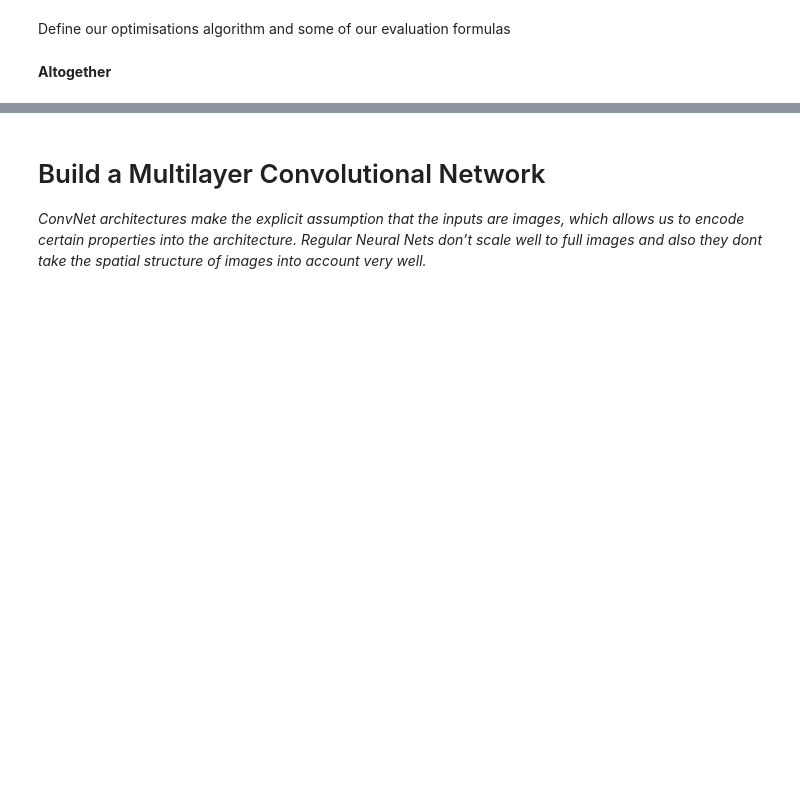
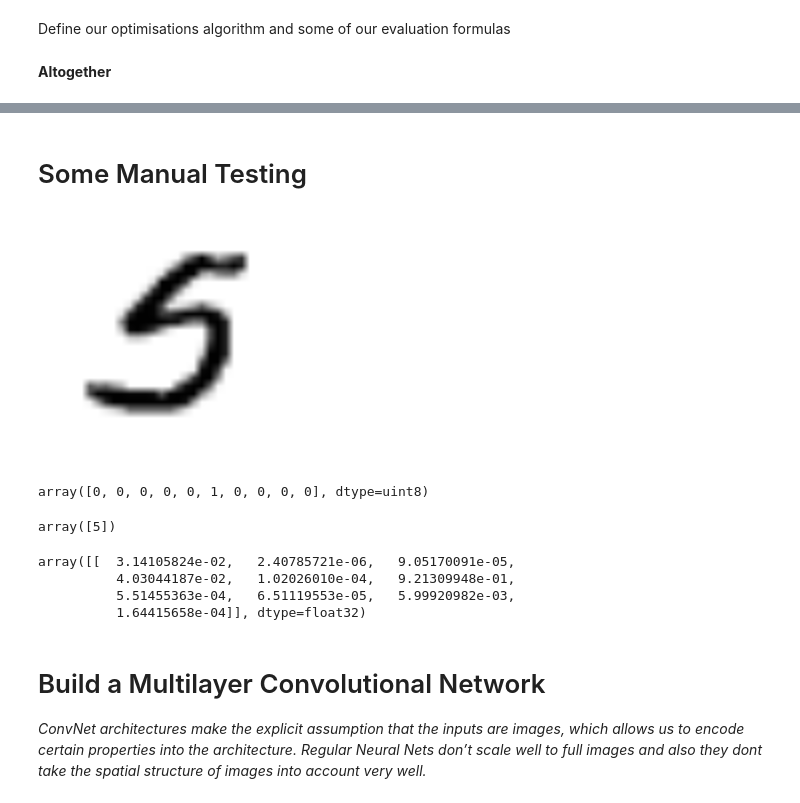
Before and after one commit to MarcusoHanlon/DeepLearning_TensorFlow, a Jupyter notebook: TensorFlowy.ipynb, the cells around one changed output, grey strips where cells are left out. Saved outputs shown, nothing was run; the diff lists cells and outputs as text; code cells hidden in the pictures; blank space fills up the shorter version.

```diff
--- a/TensorFlowy.ipynb
+++ b/TensorFlowy.ipynb
@@ -411,3 +442,25 @@ print(accuracy.eval(feed_dict={x: train_images, y_: train_labels}))
+# %% [markdown]
+# Some Manual Testing
+# %%
+display(train_images[IMAGE_TO_DISPLAY])
+# %% [output]
+[figure, added]
+# %%
+train_labels[IMAGE_TO_DISPLAY]
+# %% [output]
+array([0, 0, 0, 0, 0, 1, 0, 0, 0, 0], dtype=uint8)
+# %%
+predict.eval(feed_dict={x: train_images[IMAGE_TO_DISPLAY:IMAGE_TO_DISPLAY+1],keep_prob: 1.0})
+# %% [output]
+array([5])
+# %%
+feed_dict = {x: train_images[IMAGE_TO_DISPLAY:IMAGE_TO_DISPLAY+1], keep_prob:1.0}
+y.eval(feed_dict)
+# %% [output]
+array([[  3.14105824e-02,   2.40785721e-06,   9.05170091e-05,
+          4.03044187e-02,   1.02026010e-04,   9.21309948e-01,
+          5.51455363e-04,   6.51119553e-05,   5.99920982e-03,
+          1.64415658e-04]], dtype=float32)
 # %% [markdown]
 # Build a Multilayer Convolutional Network
 *ConvNet architectures make the explicit assumption that the inputs are images, which allows us to encode certain properties into the architecture. Regular Neural Nets don’t scale well to full images and also they dont take the spatial structure of images into account very well.*
```
Also changed, not shown: parts of 23 cells of this notebook.
